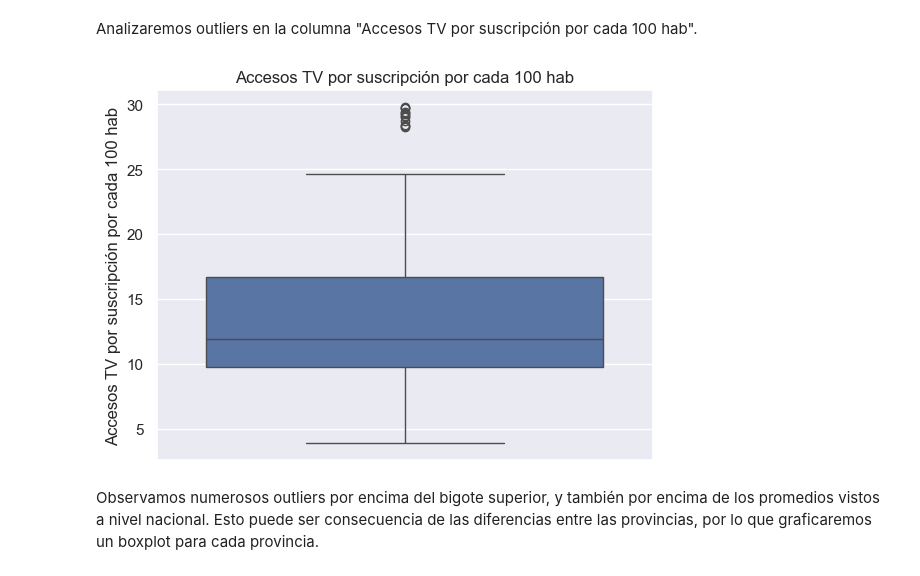
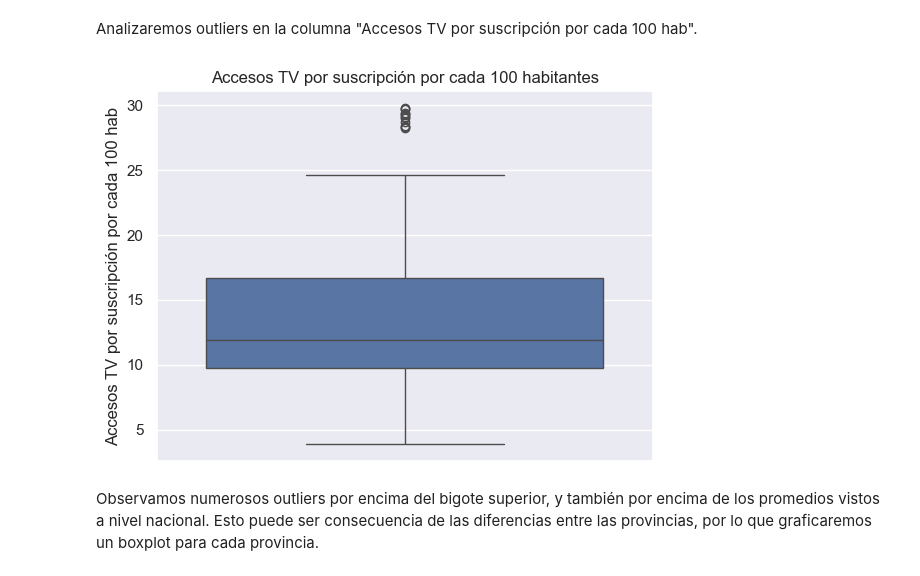
Before and after one commit to dsdrajlin/PI-DA-Telecomunicaciones, a Jupyter notebook: EDA_Super.ipynb, the cells around one changed output. Saved outputs shown, nothing was run; the diff lists cells and outputs as text; code cells hidden in the pictures.

```diff
--- a/EDA_Super.ipynb
+++ b/EDA_Super.ipynb
@@ -515,11 +525,11 @@ penetracion_provincia_tv.head(3)
 # %% [markdown]
 Analizaremos outliers en la columna "Accesos TV por suscripción por cada 100 hab".
 # %%
-# Crear el boxplot.
+# Crear el boxplot y agregar el título.
 sns.boxplot(data=penetracion_provincia_tv, y="Accesos TV por suscripción por cada 100 hab")
-plt.title("Accesos TV por suscripción por cada 100 hab");
+plt.title("Accesos TV por suscripción por cada 100 habitantes");
 # %% [output]
-[figure, old version]
+[figure, new version]
 # %% [markdown]
 Observamos numerosos outliers por encima del bigote superior, y también por encima de los promedios vistos a nivel nacional. Esto puede ser consecuencia de las diferencias entre las provincias, por lo que graficaremos un boxplot para cada provincia.
 # %%
```
Also changed, not shown: parts of 40 cells of this notebook, 1 other file.
